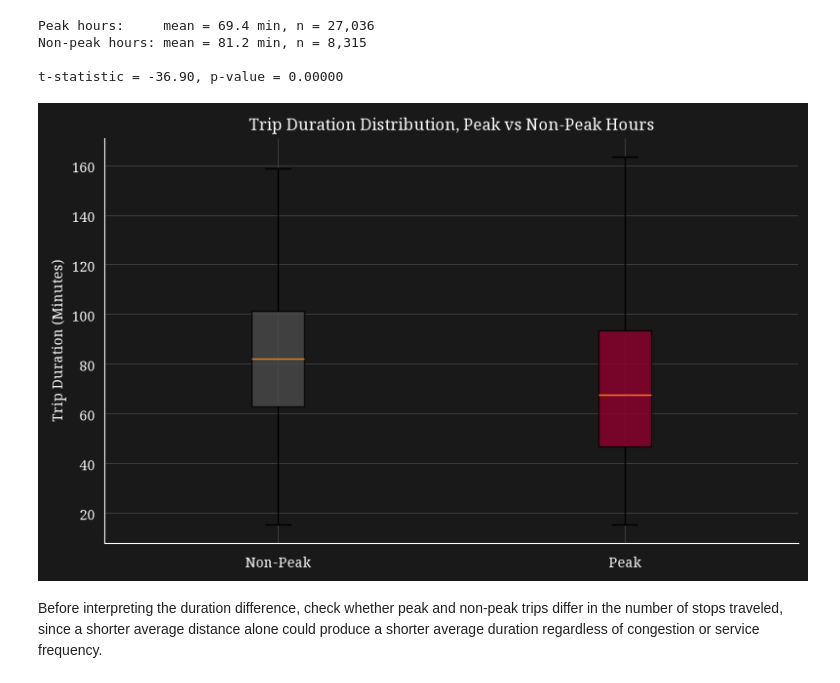
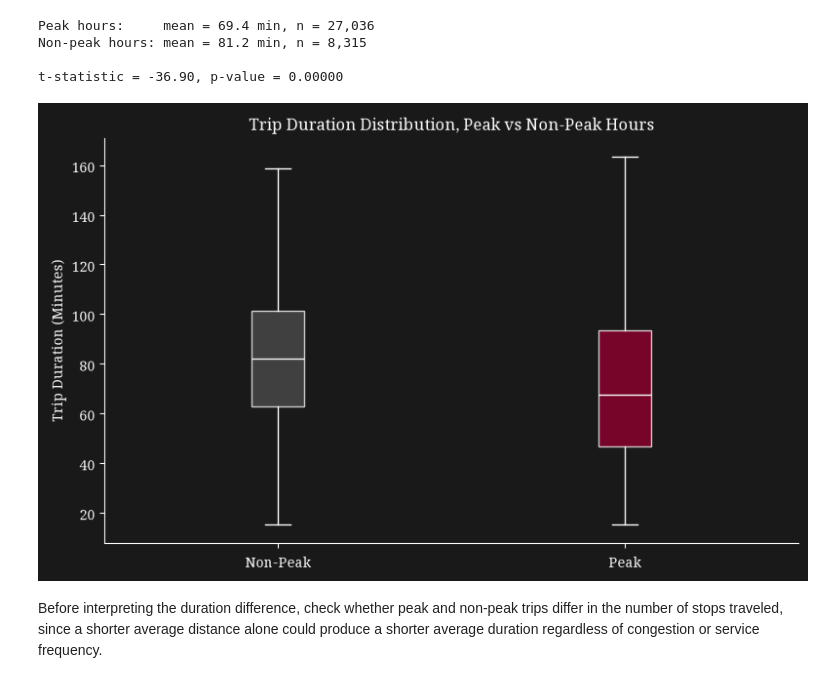
Before and after one commit to ditodjati/Capstone-Modul-2-Data-Analysis, a Jupyter notebook: notebooks/Transjakarta_Congestion_Analysis.ipynb, the cells around one changed output. Cells and saved outputs as stored; diff of their text form; code cells hidden in the pictures.

```diff
--- a/notebooks/Transjakarta_Congestion_Analysis.ipynb
+++ b/notebooks/Transjakarta_Congestion_Analysis.ipynb
@@ -23,23 +23,22 @@ To answer this, the analysis looks at:
 import pandas as pd
 import numpy as np
 import matplotlib.pyplot as plt
-import seaborn as sns
 from scipy import stats
 
 pd.set_option("display.max_columns", None)
-sns.set_style("whitegrid")
 # %%
 plt.rcParams["font.family"] = "Noto Serif"
 plt.rcParams["figure.facecolor"] = "#191919"
+plt.rcParams["figure.edgecolor"] = "#191919"
 plt.rcParams["axes.facecolor"] = "#191919"
 plt.rcParams["savefig.facecolor"] = "#191919"
+plt.rcParams["savefig.edgecolor"] = "#191919"
 plt.rcParams["text.color"] = "#FAFAFA"
 plt.rcParams["axes.labelcolor"] = "#FAFAFA"
 plt.rcParams["axes.titlecolor"] = "#FAFAFA"
 plt.rcParams["axes.edgecolor"] = "#FAFAFA"
 plt.rcParams["xtick.color"] = "#FAFAFA"
 plt.rcParams["ytick.color"] = "#FAFAFA"
-plt.rcParams["grid.color"] = "#3A3A3A"
 
 ACCENT = "#8F002F"
 DIM = "#4B4B4B"
@@ -220,22 +219,29 @@ t-statistic = -36.90, p-value = 0.00000
 # %%
 plt.figure(figsize=(8, 5))
 box_data = [nonpeak_durations, peak_durations]
 colors_box = [DIM, ACCENT]
 
-bp = plt.boxplot(box_data, tick_labels=["Non-Peak", "Peak"], patch_artist=True, showfliers=False)
+bp = plt.boxplot(
+    box_data, tick_labels=["Non-Peak", "Peak"], patch_artist=True, showfliers=False,
+    whiskerprops=dict(color="#FAFAFA"),
+    capprops=dict(color="#FAFAFA"),
+    medianprops=dict(color="#FAFAFA"),
+)
+
 for patch, color in zip(bp["boxes"], colors_box):
     patch.set_facecolor(color)
+    patch.set_edgecolor("#FAFAFA")
     patch.set_alpha(0.8)
 
 plt.title("Trip Duration Distribution, Peak vs Non-Peak Hours")
 plt.ylabel("Trip Duration (Minutes)")
 plt.gca().spines["top"].set_visible(False)
 plt.gca().spines["right"].set_visible(False)
 plt.tight_layout()
 plt.savefig("../images/duration_peak_vs_nonpeak.png", dpi=150)
 plt.show()
 # %% [output]
-[figure, old version]
+[figure, new version]
 # %% [markdown]
 Before interpreting the duration difference, check whether peak and non-peak trips differ in the number of stops traveled, since a shorter average distance alone could produce a shorter average duration regardless of congestion or service frequency.
 # %%
```
Also changed, not shown: parts of 2 cells of this notebook.
